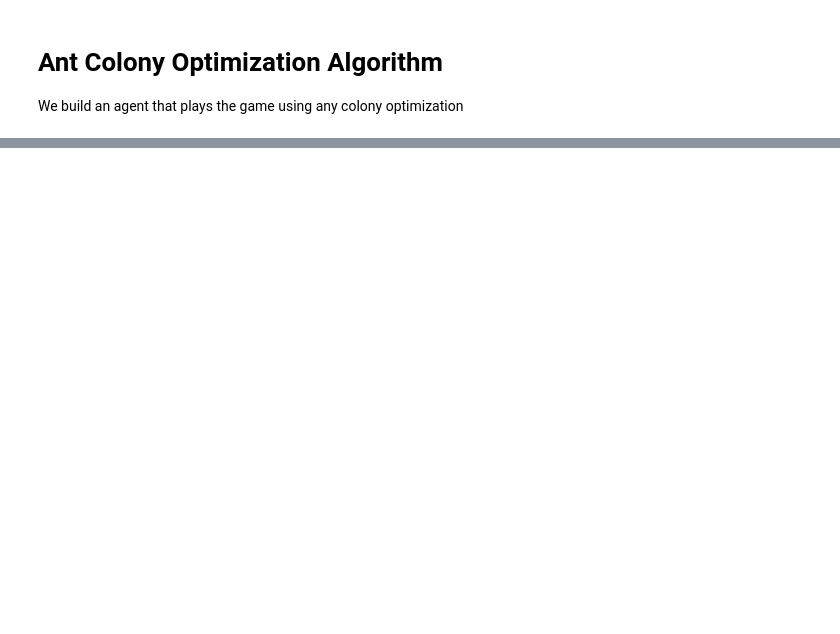
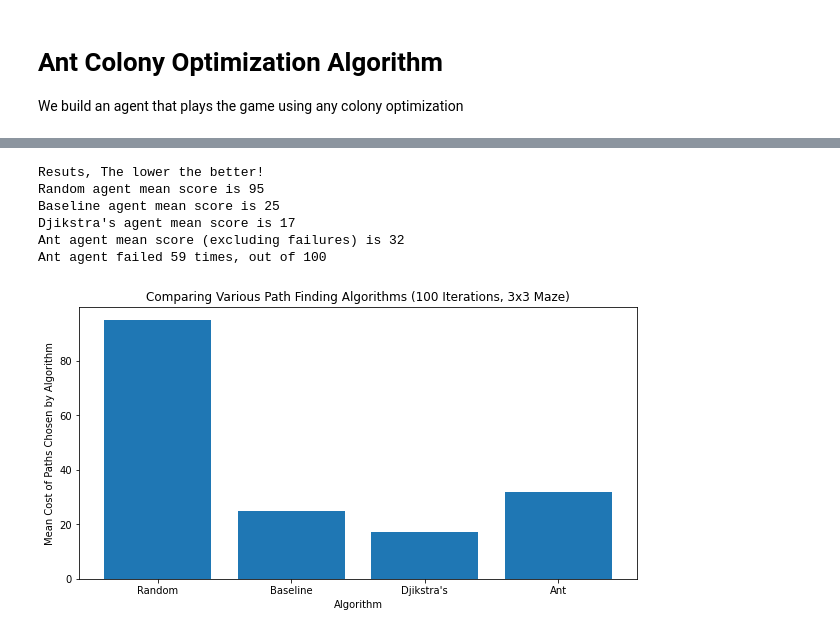
Before and after one commit to MQumairi/numpy-neural-network, a Jupyter notebook: src/Task 1.ipynb, the cells around one changed output, grey strips where cells are left out. Cells and saved outputs as stored; diff of their text form; code cells hidden in the pictures; blank space fills up the shorter version.

Commit message:
📊 comparer

```diff
--- a/src/Task 1.ipynb
+++ b/src/Task 1.ipynb
@@ -214,6 +220,5 @@ class Baseline_Agent(Agent):
 # %%
-# game3 = Game(width=20, height=4)
-# print(f"{game3.maze}\n")
-baseline_agent = Baseline_Agent(game)
-baseline_agent.play_game()
-baseline_agent.score()
+%%time
+# baseline_agent = Baseline_Agent(game)
+# baseline_agent.play_game()
+# baseline_agent.score()
@@ -333,6 +341,5 @@ class Dijkstra_Agent(Agent):
 # %%
-# game4 = Game(width=6, height=4)
-# print(f"{game4.maze}\n")
-d_agent = Dijkstra_Agent(game)
-d_agent.play_game()
-d_agent.score()
+%%time
+# d_agent = Dijkstra_Agent(game)
+# d_agent.play_game()
+# d_agent.score()
@@ -480,6 +500,9 @@ class Ant_Agent(Agent):
 # %%
-game64 = Game(width=5, height=4)
-print(f"{game64.maze}\n")
-ant_agent = Ant_Agent(game=game64, ants=30, batches=10, eva_factor=0.5, q_const=1)
-ant_agent.play_game()
+%%time
+# game_area = game.width * game.height
+# numb_of_ants = game_area * 5
+# print(f"Number of ants is 5 times of the area of maze... in this case: {numb_of_ants}")
+# ant_agent = Ant_Agent(game=game, ants=numb_of_ants, batches=10, eva_factor=0.5, q_const=1)
+# ant_agent.play_game()
+# ant_agent.score()
 # %% [output]
@@ -506,0 +611,5 @@ print(ant_agent.node_p_levels)
+# %%
+%%time
+
+comparer = Agent_Comparer(width=3, height=3, number_of_rounds=100, ants=50, batches=3)
+comparer.compare()
@@ -506,0 +634,13 @@ print(ant_agent.node_p_levels)
+# %%
+comparer.print_results()
+# %% [output]
+Resuts, The lower the better!
+Random agent mean score is 95
+Baseline agent mean score is 25
+Djikstra's agent mean score is 17
+Ant agent mean score (excluding failures) is 32
+Ant agent failed 59 times, out of 100
+# %%
+comparer.plot_results()
+# %% [output]
+[figure, added]
```
Also changed, not shown: parts of 15 cells of this notebook, 1 other file.
